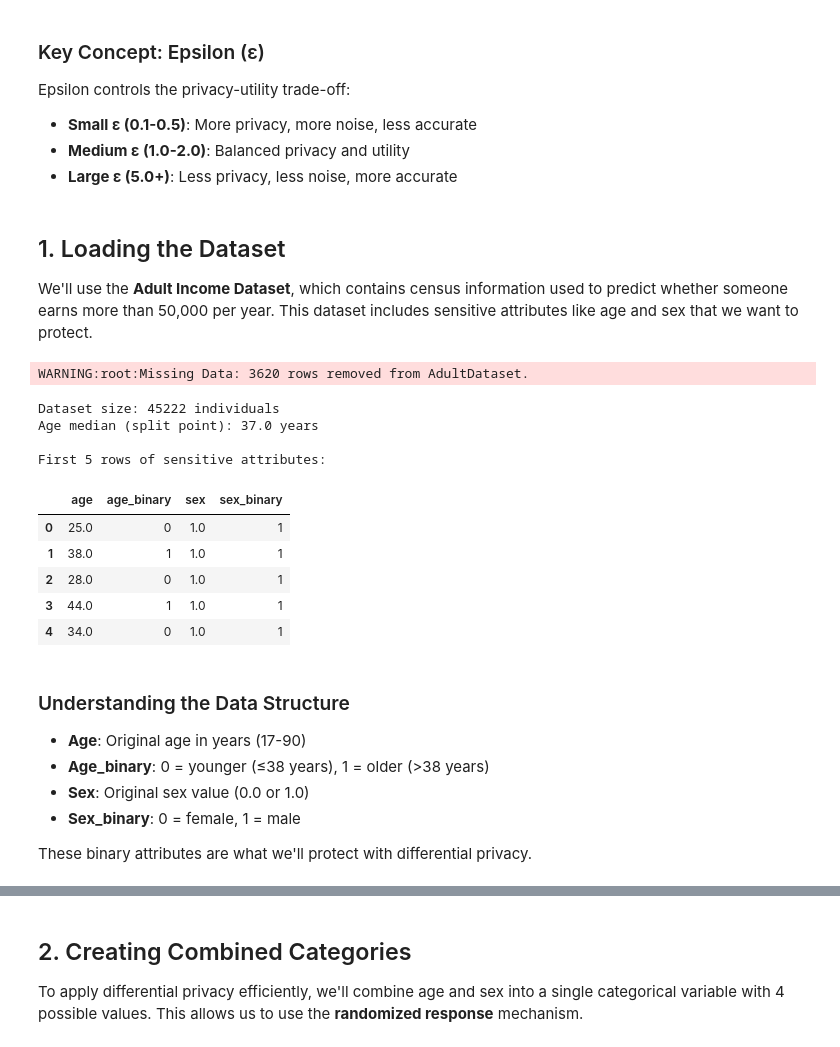
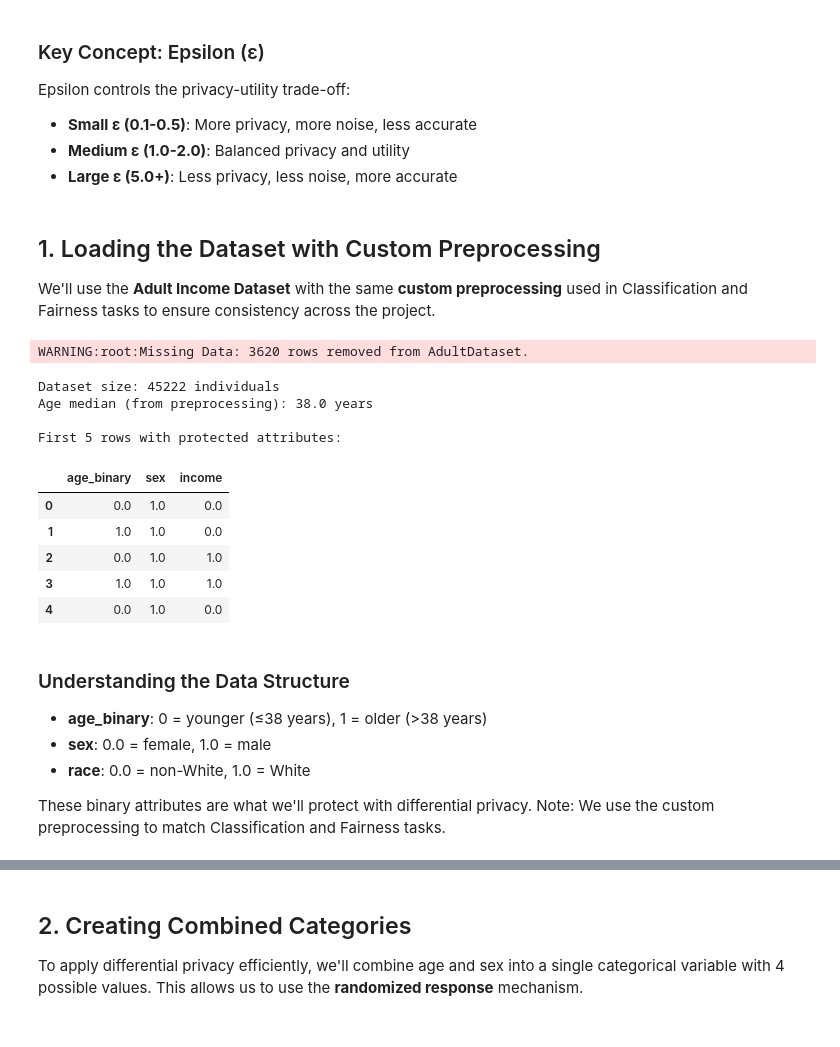
Before and after one commit to kw0jtach/Project_on_responsible_data_science, a Jupyter notebook: DifferentialPrivacy_Complete.ipynb, the cells around one changed output, grey strips where cells are left out. Saved outputs shown, nothing was run; the diff lists cells and outputs as text; code cells hidden in the pictures.

Commit message:
Updated privacy notebook to match previous pipeline (classification / Fairness)

```diff
--- a/DifferentialPrivacy_Complete.ipynb
+++ b/DifferentialPrivacy_Complete.ipynb
@@ -20,53 +20,65 @@ Epsilon controls the privacy-utility trade-off:
 - **Medium ε (1.0-2.0)**: Balanced privacy and utility
 - **Large ε (5.0+)**: Less privacy, less noise, more accurate
 # %% [markdown]
-## 1. Loading the Dataset
+## 1. Loading the Dataset with Custom Preprocessing
 
-We'll use the **Adult Income Dataset**, which contains census information used to predict whether someone earns more than 50,000 per year. This dataset includes sensitive attributes like age and sex that we want to protect.
+We'll use the **Adult Income Dataset** with the same **custom preprocessing** used in Classification and Fairness tasks to ensure consistency across the project.
 # %%
 import numpy as np
 import pandas as pd
 from aif360.datasets import AdultDataset
 
-# Load the Adult Income dataset
-# This dataset contains 45,222 individuals with features like education, occupation, etc.
-dataset = AdultDataset()
+# Custom preprocessing function (same as Classification.ipynb)
+def custom_preprocessing(df):
+    """
+    Binarize age, encode race/sex, and drop raw columns to expose protected attributes explicitly.
+    This ensures consistency across all project tasks.
+    """
+    median_age = df['age'].median()
+    df['age_binary'] = (df['age'] > median_age).astype(float)
+    df.drop(columns=['age'], inplace=True)
+    df['race'] = (df['race'] == 'White').astype(float)
+    df['sex'] = (df['sex'] == 'Male').astype(float)
+    return df
+
+# Load dataset with custom preprocessing
+dataset = AdultDataset(
+    custom_preprocessing=custom_preprocessing,
+    protected_attribute_names=['age_binary', 'sex'],
+    privileged_classes=[np.array([1.0]), np.array([1.0])]
+)
+
+# Convert to pandas for exploration
 df = pd.DataFrame(dataset.features, columns=dataset.feature_names)
-df['income'] = dataset.labels.ravel()  # Target: 1 if income > 50K, 0 otherwise
+df['income'] = dataset.labels.ravel()
 
-# Binarize age: Split into "younger" and "older" groups
-# We use the median as the split point for balanced groups
-age_median = df['age'].median()
-df['age_binary'] = (df['age'] > age_median).astype(int)  # 1 if older, 0 if younger
+# age_binary and sex are already in the dataset from custom preprocessing
+# We'll work with them as binary attributes for differential privacy
+age_median = 38.0  # This is the median from the preprocessing
 
-# Binarize sex: Already binary in the dataset
-df['sex_binary'] = df['sex'].astype(int)  # 1 for male, 0 for female
-
-# Display a sample to see what we're working with
 print(f"Dataset size: {len(df)} individuals")
-print(f"Age median (split point): {age_median} years")
-print("\nFirst 5 rows of sensitive attributes:")
-df[['age', 'age_binary', 'sex', 'sex_binary']].head()
+print(f"Age median (from preprocessing): {age_median} years")
+print("\nFirst 5 rows with protected attributes:")
+df[['age_binary', 'sex', 'income']].head()
 # %% [output]
 WARNING:root:Missing Data: 3620 rows removed from AdultDataset.
 Dataset size: 45222 individuals
-Age median (split point): 37.0 years
+Age median (from preprocessing): 38.0 years
 
-First 5 rows of sensitive attributes:
+First 5 rows with protected attributes:
-|  | age | age_binary | sex | sex_binary |
-| 0 | 25.0 | 0 | 1.0 | 1 |
-| 1 | 38.0 | 1 | 1.0 | 1 |
-| 2 | 28.0 | 0 | 1.0 | 1 |
-| 3 | 44.0 | 1 | 1.0 | 1 |
-| 4 | 34.0 | 0 | 1.0 | 1 |
+|  | age_binary | sex | income |
+| 0 | 0.0 | 1.0 | 0.0 |
+| 1 | 1.0 | 1.0 | 0.0 |
+| 2 | 0.0 | 1.0 | 1.0 |
+| 3 | 1.0 | 1.0 | 1.0 |
+| 4 | 0.0 | 1.0 | 0.0 |
 # %% [markdown]
 ### Understanding the Data Structure
-- **Age**: Original age in years (17-90)
-- **Age_binary**: 0 = younger (≤38 years), 1 = older (>38 years)
-- **Sex**: Original sex value (0.0 or 1.0)
-- **Sex_binary**: 0 = female, 1 = male
+- **age_binary**: 0 = younger (≤38 years), 1 = older (>38 years)
+- **sex**: 0.0 = female, 1.0 = male
+- **race**: 0.0 = non-White, 1.0 = White
 
-These binary attributes are what we'll protect with differential privacy.
+These binary attributes are what we'll protect with differential privacy. Note: We use the custom preprocessing to match Classification and Fairness tasks.
 # %%
 # Show a random sample of 20 individuals to see the data variety
 print("Random sample of 20 individuals from the dataset:")
```
Also changed, not shown: parts of 20 cells of this notebook, 1 other file.
